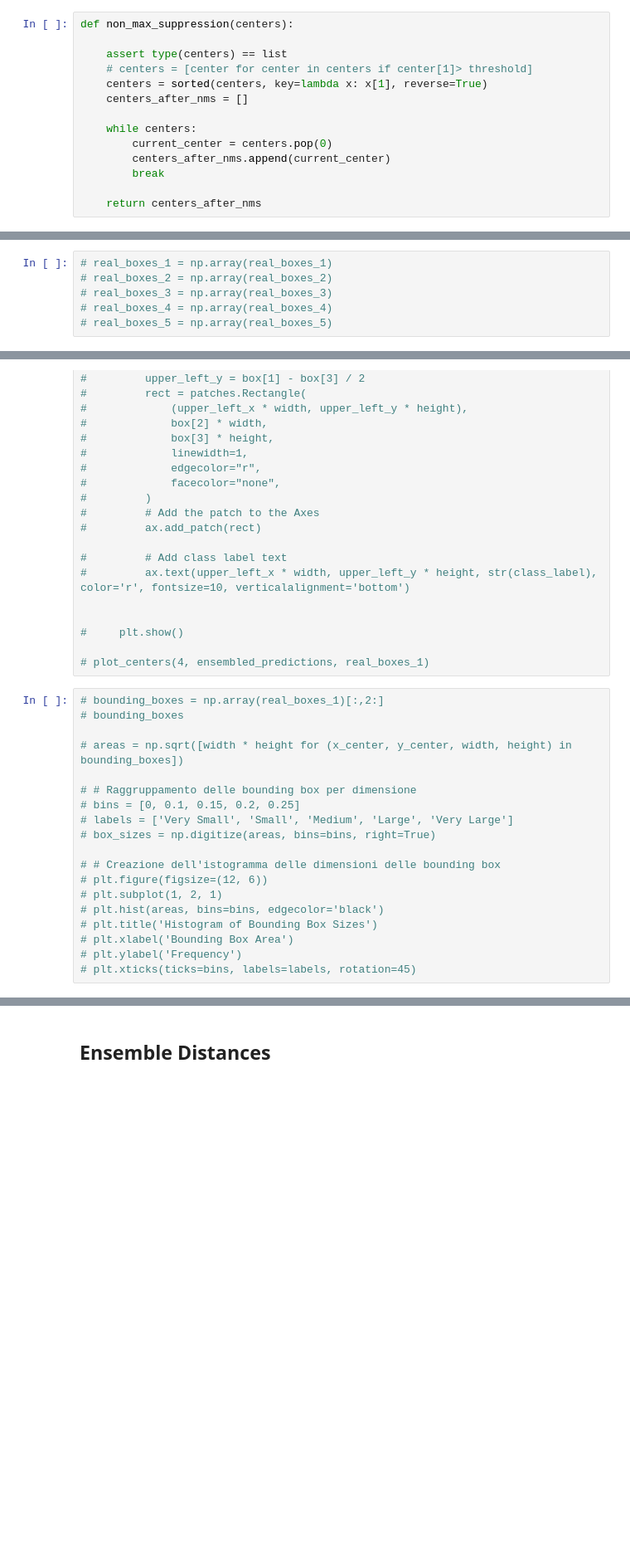
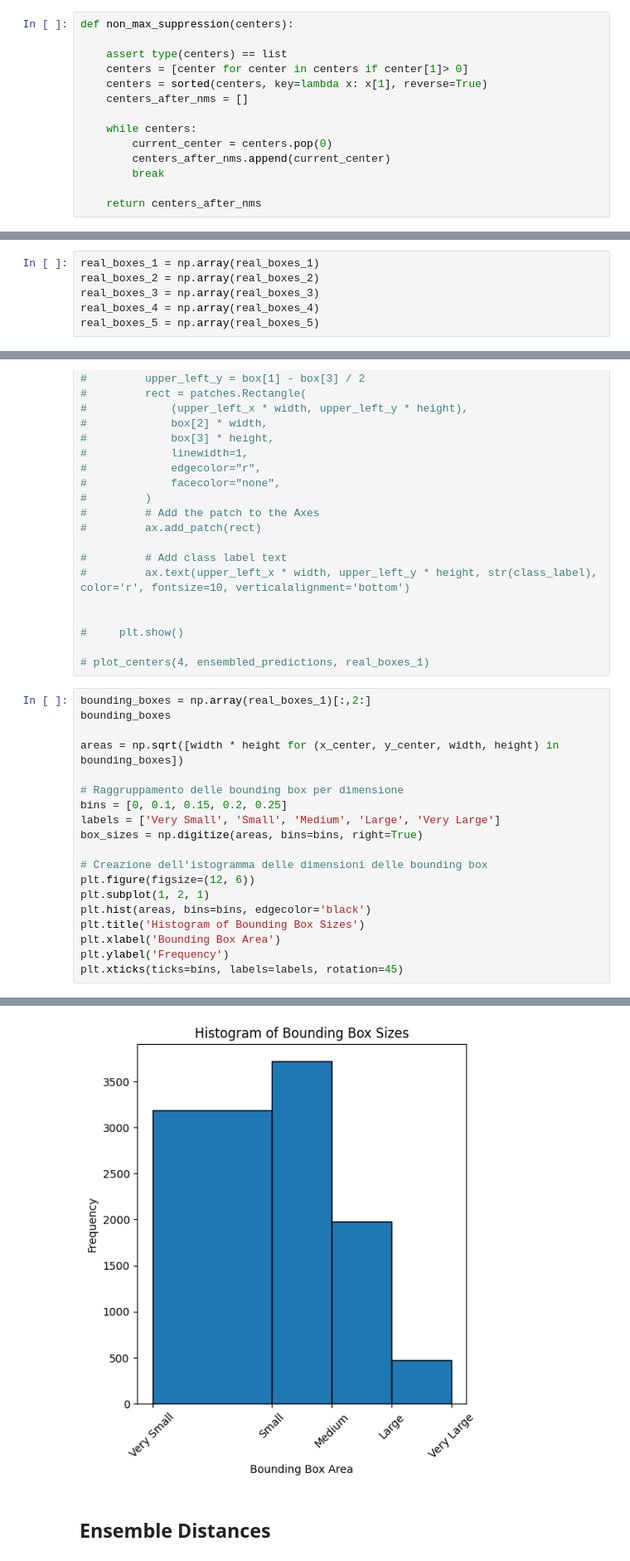
Before and after one commit to salvatorebuono02/ObjDct_Repo, a Jupyter notebook: models/FOMO/Ensemble.ipynb, the cells around one changed output, grey strips where cells are left out. Shown at 83% size. Cells and saved outputs as stored; diff of their text form; blank space fills up the shorter version.

```diff
--- a/models/FOMO/Ensemble.ipynb
+++ b/models/FOMO/Ensemble.ipynb
@@ -281,7 +281,7 @@ def mean_average_precision(
 def non_max_suppression(centers):
 
     assert type(centers) == list
-    # centers = [center for center in centers if center[1]> threshold]
+    centers = [center for center in centers if center[1]> 0]
     centers = sorted(centers, key=lambda x: x[1], reverse=True)
     centers_after_nms = []
 
@@ -1115,7 +1101,7 @@ with torch.no_grad():
 # %%
-# real_boxes_1 = np.array(real_boxes_1)
-# real_boxes_2 = np.array(real_boxes_2)
-# real_boxes_3 = np.array(real_boxes_3)
-# real_boxes_4 = np.array(real_boxes_4)
-# real_boxes_5 = np.array(real_boxes_5)
+real_boxes_1 = np.array(real_boxes_1)
+real_boxes_2 = np.array(real_boxes_2)
+real_boxes_3 = np.array(real_boxes_3)
+real_boxes_4 = np.array(real_boxes_4)
+real_boxes_5 = np.array(real_boxes_5)
 # %%
@@ -1224,21 +1216,22 @@ with torch.no_grad():
 
 # plot_centers(4, ensembled_predictions, real_boxes_1)
 # %%
-# bounding_boxes = np.array(real_boxes_1)[:,2:]
-# bounding_boxes
+bounding_boxes = np.array(real_boxes_1)[:,2:]
+bounding_boxes
 
-# areas = np.sqrt([width * height for (x_center, y_center, width, height) in bounding_boxes])
+areas = np.sqrt([width * height for (x_center, y_center, width, height) in bounding_boxes])
 
-# # Raggruppamento delle bounding box per dimensione
-# bins = [0, 0.1, 0.15, 0.2, 0.25]
-# labels = ['Very Small', 'Small', 'Medium', 'Large', 'Very Large']
-# box_sizes = np.digitize(areas, bins=bins, right=True)
+# Raggruppamento delle bounding box per dimensione
+bins = [0, 0.1, 0.15, 0.2, 0.25]
+labels = ['Very Small', 'Small', 'Medium', 'Large', 'Very Large']
+box_sizes = np.digitize(areas, bins=bins, right=True)
 
-# # Creazione dell'istogramma delle dimensioni delle bounding box
-# plt.figure(figsize=(12, 6))
-# plt.subplot(1, 2, 1)
-# plt.hist(areas, bins=bins, edgecolor='black')
-# plt.title('Histogram of Bounding Box Sizes')
-# plt.xlabel('Bounding Box Area')
-# plt.ylabel('Frequency')
-# plt.xticks(ticks=bins, labels=labels, rotation=45)
+# Creazione dell'istogramma delle dimensioni delle bounding box
+plt.figure(figsize=(12, 6))
+plt.subplot(1, 2, 1)
+plt.hist(areas, bins=bins, edgecolor='black')
+plt.title('Histogram of Bounding Box Sizes')
+plt.xlabel('Bounding Box Area')
+plt.ylabel('Frequency')
+plt.xticks(ticks=bins, labels=labels, rotation=45)
+# %% [output]
@@ -1245,3 +1248,4 @@ with torch.no_grad():
+[figure, added]
 # %% [markdown]
 ## Ensemble Distances
 # %%
```
Also changed, not shown: parts of 23 cells of this notebook, 1 other file.
